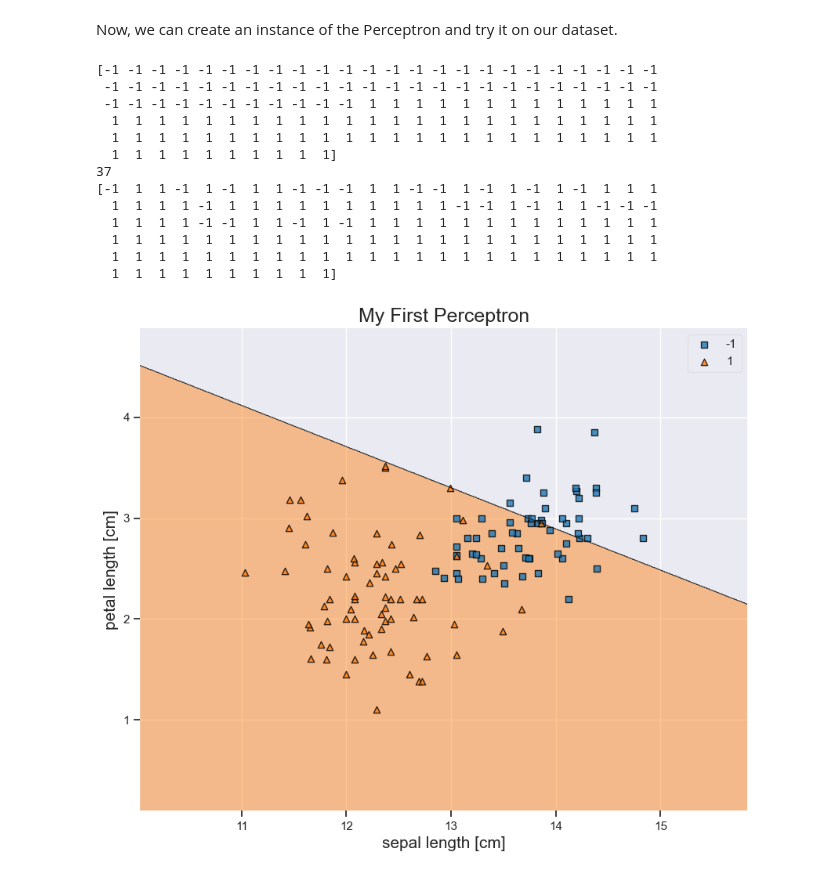
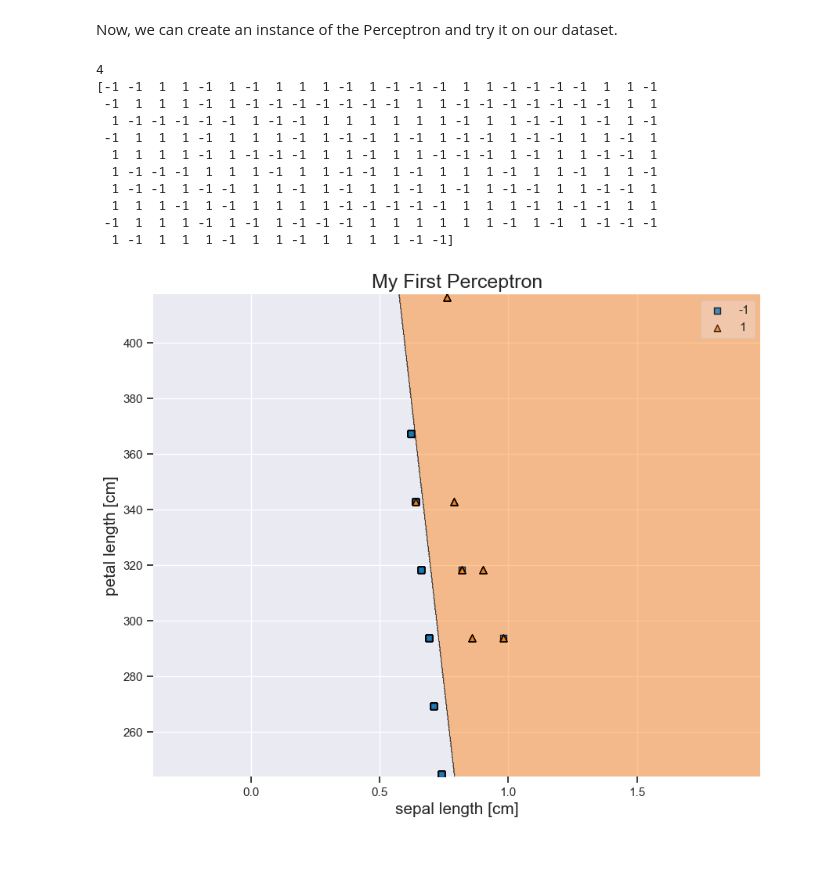
Before and after one commit to kritshan/INDE-577, a Jupyter notebook: Supervised Learning/Perceptron/Perceptron.ipynb, the cells around one changed output. Saved outputs shown, nothing was run; the diff lists cells and outputs as text; code cells hidden in the pictures.

```diff
--- a/Supervised Learning/Perceptron/Perceptron.ipynb
+++ b/Supervised Learning/Perceptron/Perceptron.ipynb
@@ -46,8 +18,24 @@ y = np.where(y == 0.0, -1, 1)
+# %%
+import pandas as pd
+import numpy as np
+import matplotlib.pyplot as plt
+import seaborn as sns
+from sklearn.model_selection import train_test_split
+
+
+sns.set_theme()
+
+energy = pd.read_csv("/Users/kritinshanmugam/Downloads/energy.csv")
+
+X = energy[['X1', 'X3']].values
+y = energy['Y2'].values
+
+y = np.where(energy['Y2'] < 22, -1, 1)
 # %% [markdown]
 Now, we can actually implement our perceptron algorithm through a python class. This class will hold a scaling value, epochs, weights (including bias), and training errors. It will also include methods for training, inputting data, and making predictions.
 # %%
 class Perceptron(object):
-    def __init__(self, eta = 0.5, epochs = 50):
+    def __init__(self, eta = .5, epochs=50):
         self.eta = eta
         self.epochs = epochs
 
@@ -63,10 +51,10 @@ class Perceptron(object):
                 self.w_[:-1] -= update*xi
                 self.w_[-1] -= update
                 errors += int(update != 0)
-                if errors == 0:
-                    return self
-                else:
-                    self.errors_.append(errors)
+            if errors == 0:
+                return self
+            else:
+                self.errors_.append(errors)
 
         return self
 
@@ -74,50 +62,47 @@ class Perceptron(object):
         return np.dot(X, self.w_[:-1]) + self.w_[-1]
 
     def predict(self, X):
-        return np.where(self.net_input(X) >= 0, 1, -1)
+        return np.where(self.net_input(X) >= 0.0, 1, -1)
 # %% [markdown]
 Now, we can create an instance of the Perceptron and try it on our dataset.
 # %%
 # Create instance of Perceptron class with 10k epochs
 Percept = Perceptron(epochs = 30_000)
 
+x_train, x_test, y_train, y_test = train_test_split(X, y, train_size=0.7)
 # Train the Perceptron on the training dataset
-Percept.train(X, y)
+Percept.train(x_train, y_train)
 
 # Obtain the predictions
-y_predictions = Percept.predict(X)
+y_predictions = Percept.predict(x_test)
 
-print(y)
-
-booleans = ((y == y_predictions))
+booleans = ((y_test == y_predictions))
 
 print(np.sum(booleans == False))
 print(y_predictions)
 # %% [output]
-[-1 -1 -1 -1 -1 -1 -1 -1 -1 -1 -1 -1 -1 -1 -1 -1 -1 -1 -1 -1 -1 -1 -1 -1
- -1 -1 -1 -1 -1 -1 -1 -1 -1 -1 -1 -1 -1 -1 -1 -1 -1 -1 -1 -1 -1 -1 -1 -1
- -1 -1 -1 -1 -1 -1 -1 -1 -1 -1 -1  1  1  1  1  1  1  1  1  1  1  1  1  1
-  1  1  1  1  1  1  1  1  1  1  1  1  1  1  1  1  1  1  1  1  1  1  1  1
-  1  1  1  1  1  1  1  1  1  1  1  1  1  1  1  1  1  1  1  1  1  1  1  1
-  1  1  1  1  1  1  1  1  1  1]
-37
-[-1  1  1 -1  1 -1  1  1 -1 -1 -1  1  1 -1 -1  1 -1  1 -1  1 -1  1  1  1
-  1  1  1  1 -1  1  1  1  1  1  1  1  1  1  1 -1 -1  1 -1  1  1 -1 -1 -1
-  1  1  1  1 -1 -1  1  1 -1  1 -1  1  1  1  1  1  1  1  1  1  1  1  1  1
-  1  1  1  1  1  1  1  1  1  1  1  1  1  1  1  1  1  1  1  1  1  1  1  1
-  1  1  1  1  1  1  1  1  1  1  1  1  1  1  1  1  1  1  1  1  1  1  1  1
-  1  1  1  1  1  1  1  1  1  1]
+4
+[-1 -1  1  1 -1  1 -1  1  1  1 -1  1 -1 -1 -1  1  1 -1 -1 -1 -1  1  1 -1
+ -1  1  1  1 -1  1 -1 -1 -1 -1 -1 -1 -1  1  1 -1 -1 -1 -1 -1 -1 -1  1  1
+  1 -1 -1 -1 -1 -1  1 -1 -1  1  1  1  1  1  1 -1  1  1 -1 -1  1 -1  1 -1
+ -1  1  1  1 -1  1  1  1 -1  1 -1 -1  1 -1  1 -1 -1  1 -1 -1  1  1 -1  1
+  1  1  1  1 -1  1 -1 -1 -1  1  1 -1  1  1 -1 -1 -1  1 -1  1  1 -1 -1  1
+  1 -1 -1 -1  1  1  1 -1  1  1 -1 -1  1 -1  1  1  1 -1  1  1 -1  1  1 -1
+  1 -1 -1  1 -1 -1  1  1 -1  1 -1  1  1 -1  1 -1  1 -1 -1  1  1 -1 -1  1
+  1  1  1 -1  1 -1  1  1  1  1 -1 -1 -1 -1 -1  1  1  1 -1  1 -1 -1  1  1
+ -1  1  1  1 -1  1 -1  1 -1 -1 -1  1  1  1  1  1  1 -1  1 -1  1 -1 -1 -1
+  1 -1  1  1  1 -1  1  1 -1  1  1  1  1 -1 -1]
 # %%
 from mlxtend.plotting import plot_decision_regions
 
 plt.figure(figsize = (10, 8))
-plot_decision_regions(X, y, clf = Percept)
+plot_decision_regions(x_test, y_test, clf = Percept)
 plt.title("My First Perceptron", fontsize = 18)
 plt.xlabel("sepal length [cm]", fontsize = 15)
 plt.ylabel("petal length [cm]", fontsize = 15)
 plt.show()
 # %% [output]
-[figure, old version]
+[figure, new version]
 # %%
 plt.figure(figsize = (10, 8))
 plt.plot(range(1, len(Percept.errors_)+1), Percept.errors_,
```
Also changed, not shown: parts of 5 cells of this notebook.
